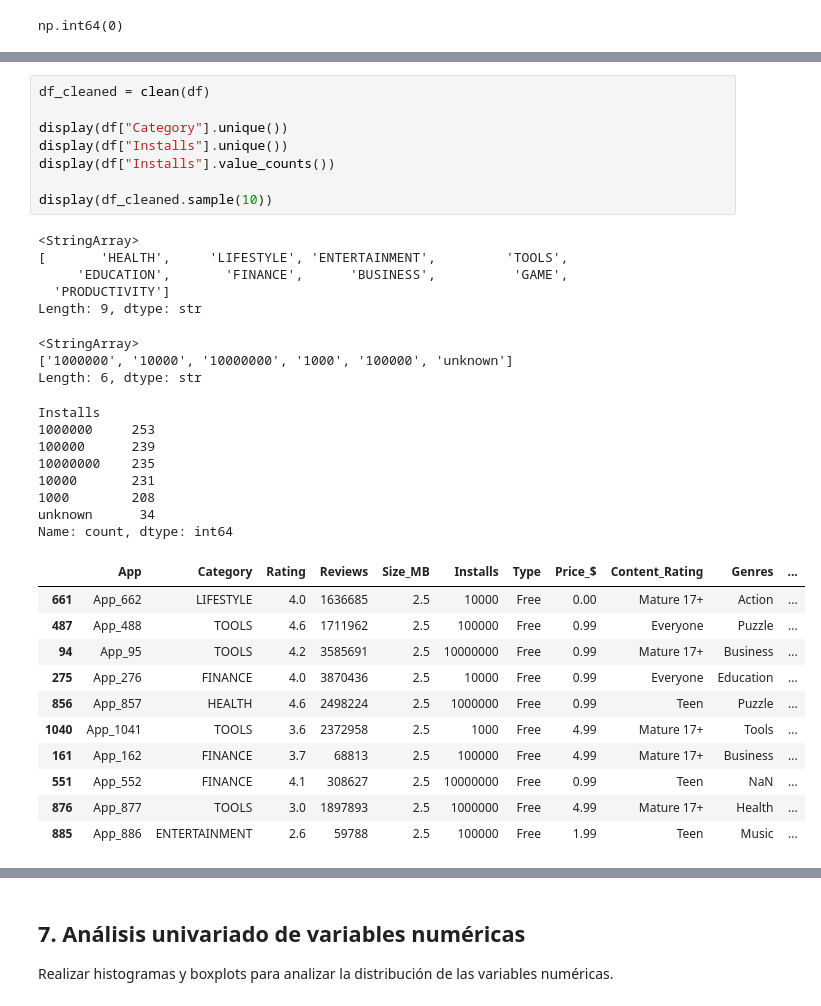
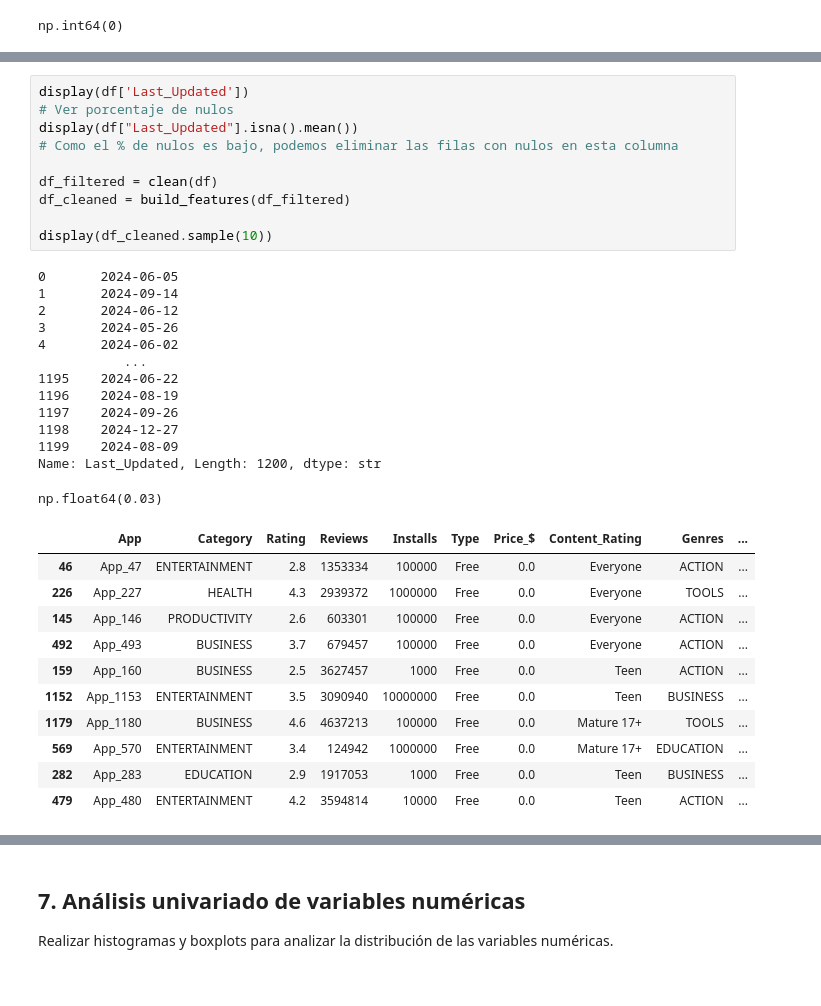
Before and after one commit to Ims2002/pyproject_eda, a Jupyter notebook: notebooks/eda.ipynb, the cells around one changed output, grey strips where cells are left out. Cells and saved outputs as stored; diff of their text form.

```diff
--- a/notebooks/eda.ipynb
+++ b/notebooks/eda.ipynb
@@ -167,37 +238,36 @@ np.int64(0)
 # %%
-df_cleaned = clean(df)
+display(df['Last_Updated'])
+# Ver porcentaje de nulos
+display(df["Last_Updated"].isna().mean())
+# Como el % de nulos es bajo, podemos eliminar las filas con nulos en esta columna
 
-display(df["Category"].unique())
-display(df["Installs"].unique())
-display(df["Installs"].value_counts())
+df_filtered = clean(df)
+df_cleaned = build_features(df_filtered)
 
 display(df_cleaned.sample(10))
 # %% [output]
-<StringArray>
-[       'HEALTH',     'LIFESTYLE', 'ENTERTAINMENT',         'TOOLS',
-     'EDUCATION',       'FINANCE',      'BUSINESS',          'GAME',
-  'PRODUCTIVITY']
-Length: 9, dtype: str
+0       2024-06-05
+1       2024-09-14
+2       2024-06-12
+3       2024-05-26
+4       2024-06-02
+           ...
+1195    2024-06-22
+1196    2024-08-19
+1197    2024-09-26
+1198    2024-12-27
+1199    2024-08-09
+Name: Last_Updated, Length: 1200, dtype: str
-<StringArray>
-['1000000', '10000', '10000000', '1000', '100000', 'unknown']
-Length: 6, dtype: str
+np.float64(0.03)
-Installs
-1000000     253
-100000      239
-10000000    235
-10000       231
-1000        208
-unknown      34
-Name: count, dtype: int64
-|  | App | Category | Rating | Reviews | Size_MB | Installs | Type | Price_$ | Content_Rating | Genres | ... |
-| 661 | App_662 | LIFESTYLE | 4.0 | 1636685 | 2.5 | 10000 | Free | 0.00 | Mature 17+ | Action | ... |
-| 487 | App_488 | TOOLS | 4.6 | 1711962 | 2.5 | 100000 | Free | 0.99 | Everyone | Puzzle | ... |
-| 94 | App_95 | TOOLS | 4.2 | 3585691 | 2.5 | 10000000 | Free | 0.99 | Mature 17+ | Business | ... |
-| 275 | App_276 | FINANCE | 4.0 | 3870436 | 2.5 | 10000 | Free | 0.99 | Everyone | Education | ... |
-| 856 | App_857 | HEALTH | 4.6 | 2498224 | 2.5 | 1000000 | Free | 0.99 | Teen | Puzzle | ... |
-| 1040 | App_1041 | TOOLS | 3.6 | 2372958 | 2.5 | 1000 | Free | 4.99 | Mature 17+ | Tools | ... |
-| 161 | App_162 | FINANCE | 3.7 | 68813 | 2.5 | 100000 | Free | 4.99 | Mature 17+ | Business | ... |
-| 551 | App_552 | FINANCE | 4.1 | 308627 | 2.5 | 10000000 | Free | 0.99 | Teen | NaN | ... |
-| 876 | App_877 | TOOLS | 3.0 | 1897893 | 2.5 | 1000000 | Free | 4.99 | Mature 17+ | Health | ... |
-| 885 | App_886 | ENTERTAINMENT | 2.6 | 59788 | 2.5 | 100000 | Free | 1.99 | Teen | Music | ... |
+|  | App | Category | Rating | Reviews | Installs | Type | Price_$ | Content_Rating | Genres | ... |
+| 46 | App_47 | ENTERTAINMENT | 2.8 | 1353334 | 100000 | Free | 0.0 | Everyone | ACTION | ... |
+| 226 | App_227 | HEALTH | 4.3 | 2939372 | 1000000 | Free | 0.0 | Everyone | TOOLS | ... |
+| 145 | App_146 | PRODUCTIVITY | 2.6 | 603301 | 100000 | Free | 0.0 | Everyone | ACTION | ... |
+| 492 | App_493 | BUSINESS | 3.7 | 679457 | 100000 | Free | 0.0 | Everyone | ACTION | ... |
+| 159 | App_160 | BUSINESS | 2.5 | 3627457 | 1000 | Free | 0.0 | Teen | ACTION | ... |
+| 1152 | App_1153 | ENTERTAINMENT | 3.5 | 3090940 | 10000000 | Free | 0.0 | Teen | BUSINESS | ... |
+| 1179 | App_1180 | BUSINESS | 4.6 | 4637213 | 100000 | Free | 0.0 | Mature 17+ | TOOLS | ... |
+| 569 | App_570 | ENTERTAINMENT | 3.4 | 124942 | 1000000 | Free | 0.0 | Mature 17+ | EDUCATION | ... |
+| 282 | App_283 | EDUCATION | 2.9 | 1917053 | 1000 | Free | 0.0 | Teen | BUSINESS | ... |
+| 479 | App_480 | ENTERTAINMENT | 4.2 | 3594814 | 10000 | Free | 0.0 | Teen | ACTION | ... |
 # %%
```
Also changed, not shown: parts of 14 cells of this notebook, 7 other files.
